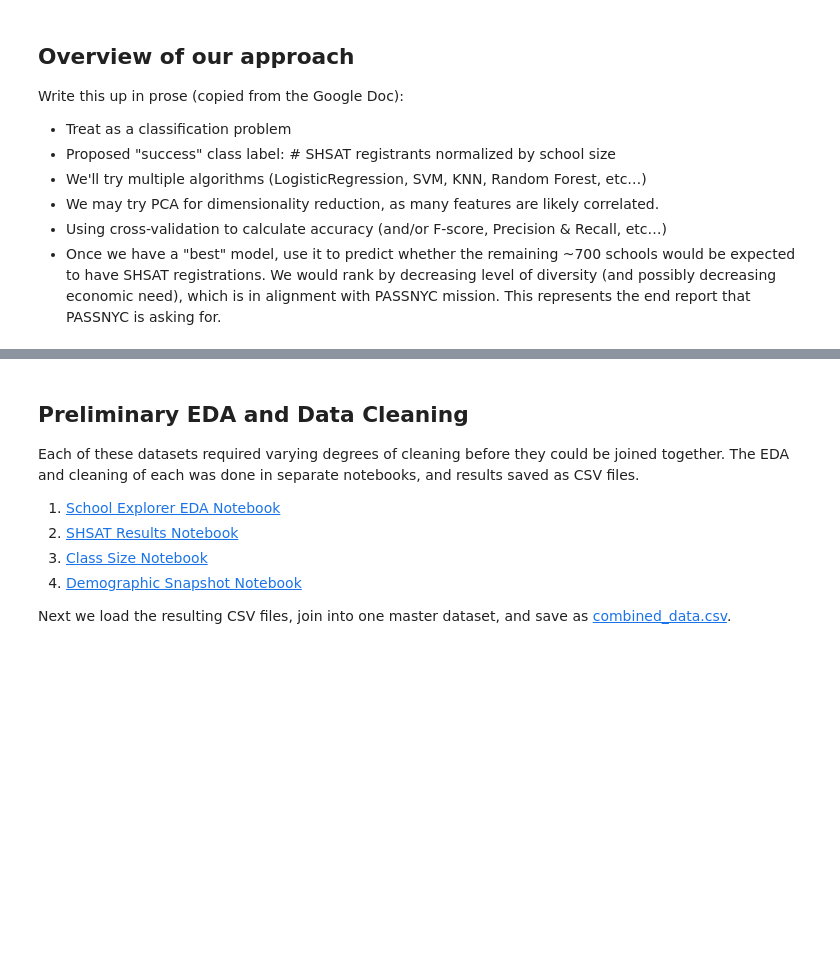
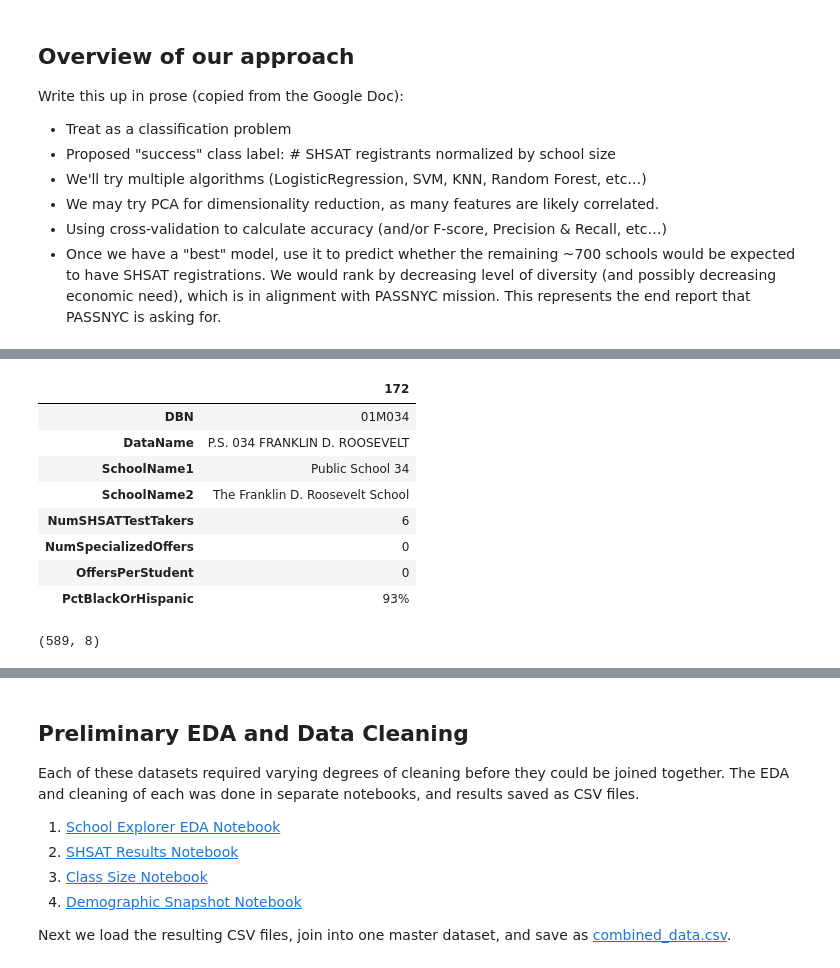
Before and after one commit to mwinton/W207-final-project, a Jupyter notebook: final_project_overview.ipynb, the cells around one changed output, grey strips where cells are left out. Cells and saved outputs as stored; diff of their text form; code cells hidden in the pictures; blank space fills up the shorter version.

```diff
--- a/final_project_overview.ipynb
+++ b/final_project_overview.ipynb
@@ -46,0 +80,19 @@ This [2013-2018 Demographic Snapshot of NYC Schools](https://data.cityofnewyork.
+# %%
+shsat_2017 = pd.read_csv('nytdf.csv')
+# Show a sample row
+shsat_2017_sample = pd.DataFrame(shsat_2017.loc[shsat_2017['DBN'] == sample_idx]).T
+shsat_2017_sample
+# %% [output]
+|  | 172 |
+| DBN | 01M034 |
+| DataName | P.S. 034 FRANKLIN D. ROOSEVELT |
+| SchoolName1 | Public School 34 |
+| SchoolName2 | The Franklin D. Roosevelt School |
+| NumSHSATTestTakers | 6 |
+| NumSpecializedOffers | 0 |
+| OffersPerStudent | 0 |
+| PctBlackOrHispanic | 93% |
+# %%
+shsat_2017.shape
+# %% [output]
+(589, 8)
```
Also changed, not shown: parts of 11 cells of this notebook.
